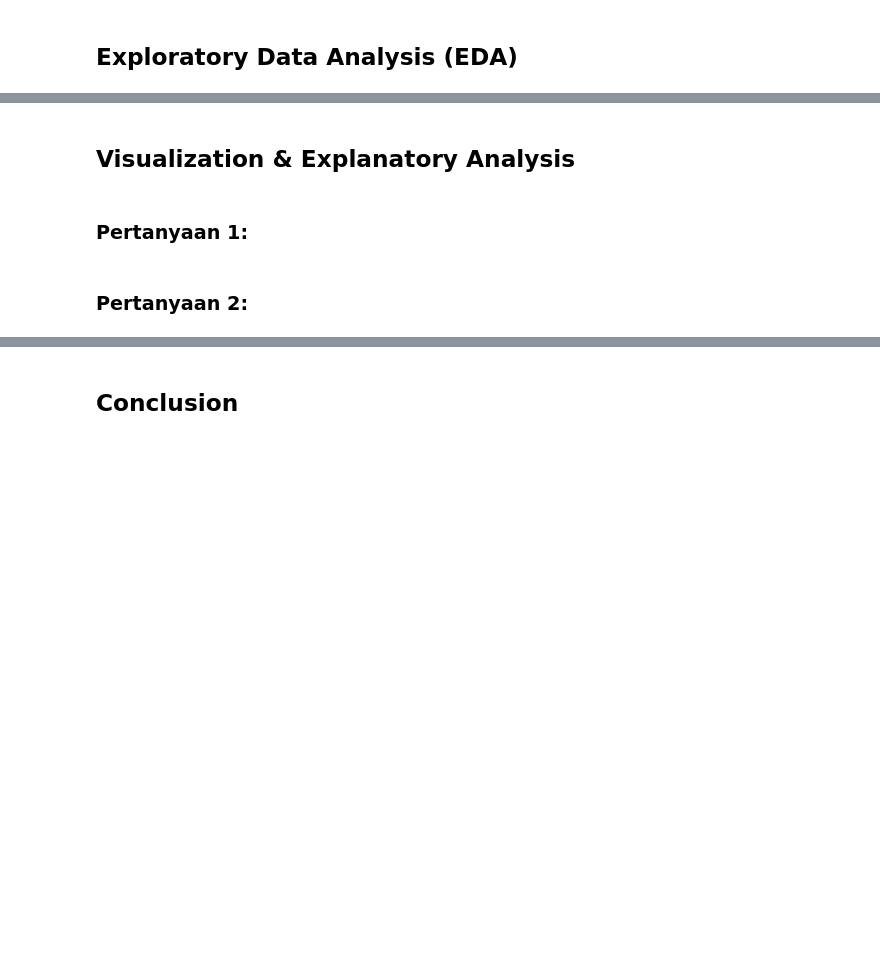
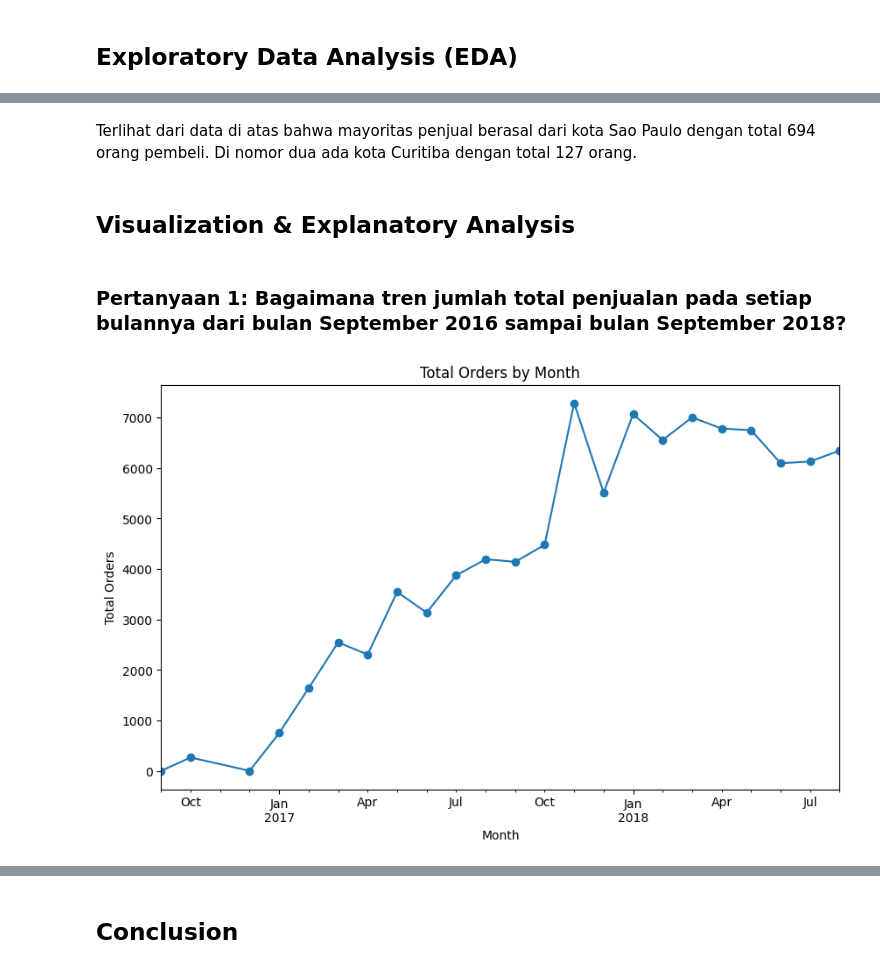
Before and after one commit to dfawwazpk/proyek-analisis-data-ecommerce, a Jupyter notebook: Proyek_Analisis_Data.ipynb, the cells around one changed output, grey strips where cells are left out. Cells and saved outputs as stored; diff of their text form; code cells hidden in the pictures; blank space fills up the shorter version.

```diff
--- a/Proyek_Analisis_Data.ipynb
+++ b/Proyek_Analisis_Data.ipynb
@@ -523,3 +462,0 @@ Menghapus semua kolom selain `order_id`, `customer_id`, dan `is_ontime`.
-# %%
-order_data.drop(['order_status','order_purchase_timestamp','order_approved_at','order_delivered_carrier_date','order_delivered_customer_date','order_estimated_delivery_date'], axis=1, inplace=True)
-order_data.head()
@@ -532,0 +465,2 @@ order_data.head()
+# %%
+order_data['order_days_taken'] = (order_data['order_delivered_customer_date'] - order_data['order_approved_at']).dt.days
@@ -532,0 +469,2 @@ order_data.head()
+# %%
+order_data.drop(order_data.loc[order_data['order_days_taken']<0].index, inplace=True)
@@ -569,6 +632,17 @@ seller_data.head()
+# %% [markdown]
+Terlihat dari data di atas bahwa mayoritas penjual berasal dari kota Sao Paulo dengan total 694 orang pembeli. Di nomor dua ada kota Curitiba dengan total 127 orang.
 # %% [markdown]
 ## Visualization & Explanatory Analysis
-# %% [markdown]
-### Pertanyaan 1:
-# %% [markdown]
-### Pertanyaan 2:
+# %% [markdown]
+### Pertanyaan 1: Bagaimana tren jumlah total penjualan pada setiap bulannya dari bulan September 2016 sampai bulan September 2018?
+# %%
+order_data['order_month'] = order_data['order_purchase_timestamp'].dt.to_period('M')
+monthly_orders = order_data.groupby('order_month')['order_id'].count()
+# %%
+monthly_orders.plot(kind='line', marker='o', figsize=(10, 6))
+plt.xlabel('Month')
+plt.ylabel('Total Orders')
+plt.title('Total Orders by Month')
+plt.show()
+# %% [output]
+[figure, added]
```
Also changed, not shown: parts of 53 cells of this notebook.
